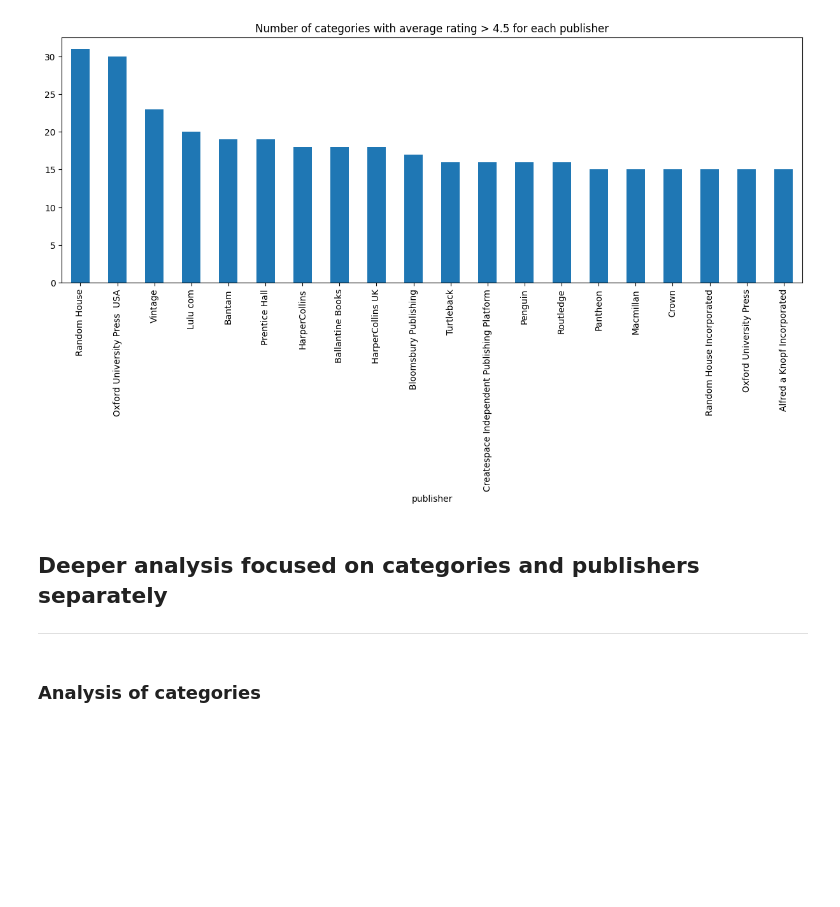
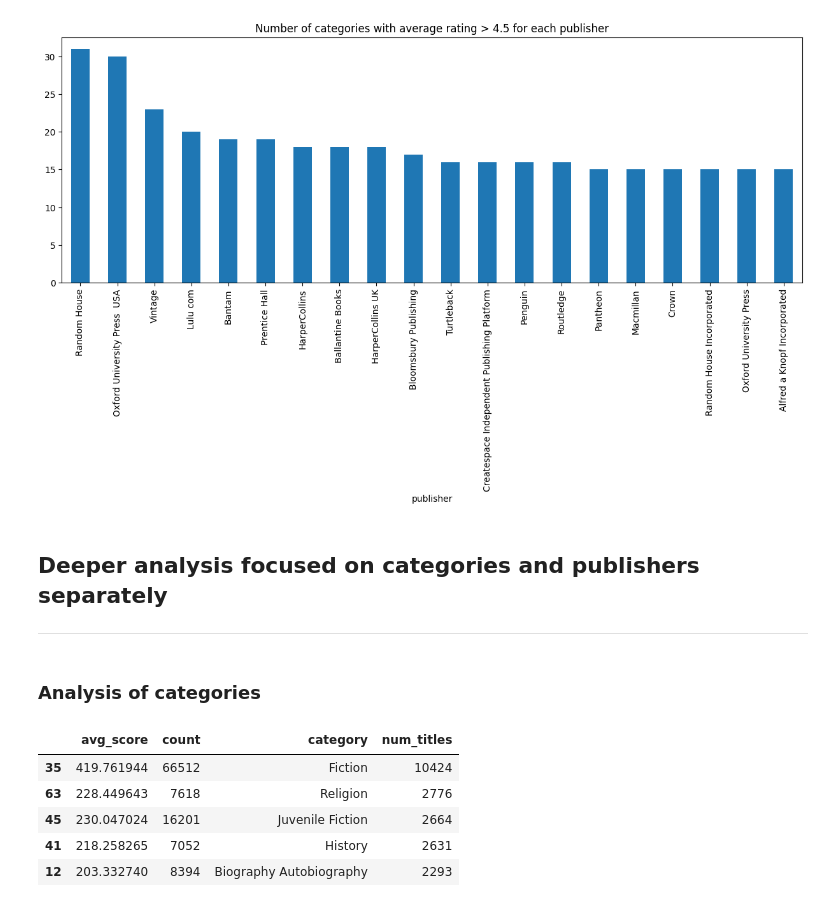
Before and after one commit to AndreaAlberti07/Amazon-books-reviews-ML, a Jupyter notebook: notebooks/hypotesis_testing/hypothesis_7.ipynb, the cells around one changed output. Cells and saved outputs as stored; diff of their text form; code cells hidden in the pictures; blank space fills up the shorter version.

```diff
--- a/notebooks/hypotesis_testing/hypothesis_7.ipynb
+++ b/notebooks/hypotesis_testing/hypothesis_7.ipynb
@@ -152,0 +157,9 @@ df_results_2 = pd.DataFrame(list(results_2))
+# %%
+df_results_2.sort_values(by='num_titles', ascending = False).head()
+# %% [output]
+|  | avg_score | count | category | num_titles |
+| 35 | 419.761944 | 66512 | Fiction | 10424 |
+| 63 | 228.449643 | 7618 | Religion | 2776 |
+| 45 | 230.047024 | 16201 | Juvenile Fiction | 2664 |
+| 41 | 218.258265 | 7052 | History | 2631 |
+| 12 | 203.332740 | 8394 | Biography Autobiography | 2293 |
```
Also changed, not shown: parts of 11 cells of this notebook.
